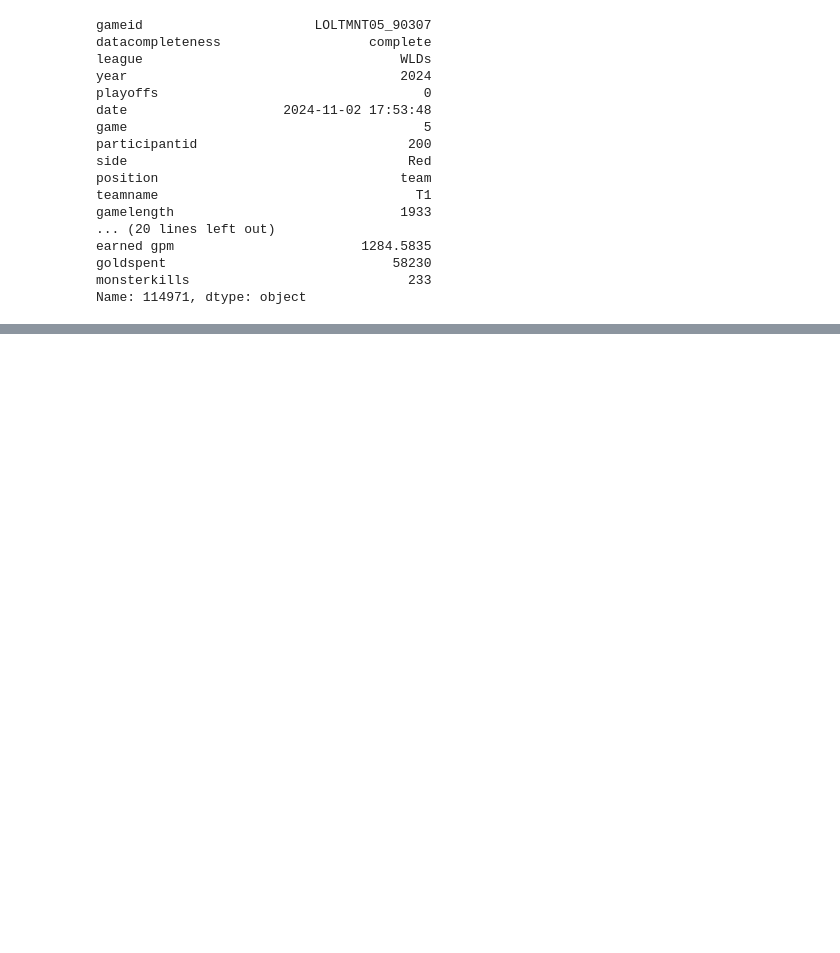
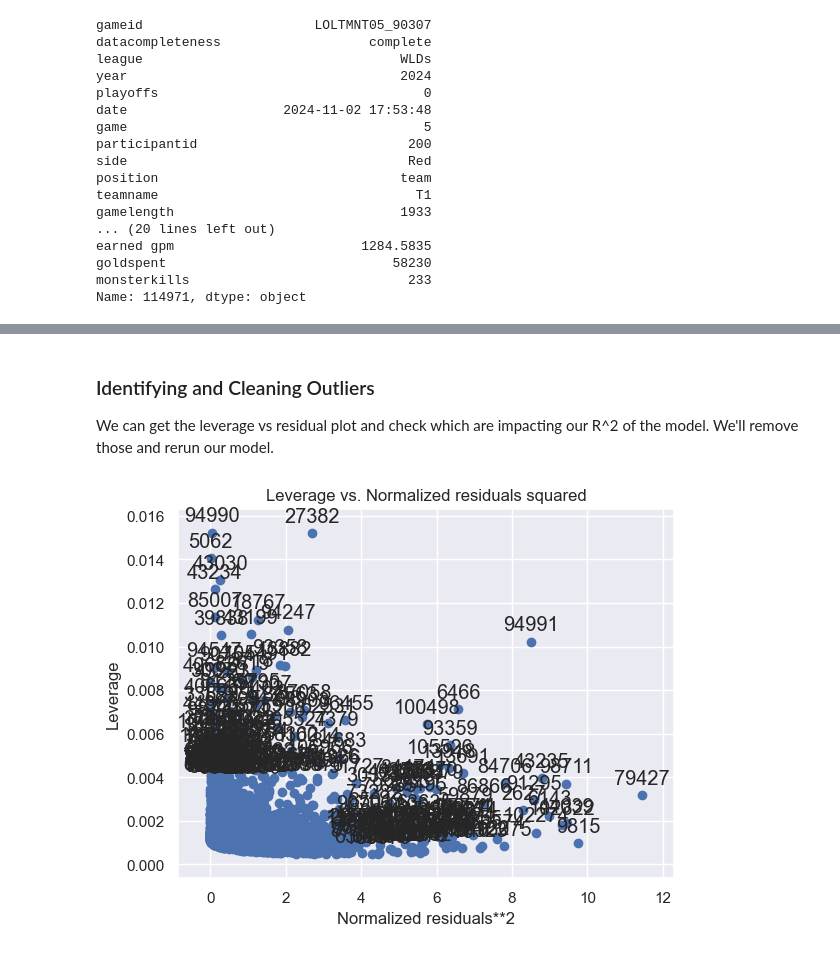
Before and after one commit to BasilPanda/CSCA-5622-FINAL, a Jupyter notebook: final_project.ipynb, the cells around one changed output, grey strips where cells are left out. Saved outputs shown, nothing was run; the diff lists cells and outputs as text; code cells hidden in the pictures; blank space fills up the shorter version.

Commit message:
modelling and removing outliers

```diff
--- a/final_project.ipynb
+++ b/final_project.ipynb
@@ -322,0 +374,5 @@ sns.heatmap(df_no_results.corr())
+# %%
+model = smf.ols(formula="result ~ Q('earned gpm') + Q('team kpm') + teamkills", data=df)
+
+regression_results = model.fit()
+print(regression_results.summary())
@@ -322,0 +400,8 @@ sns.heatmap(df_no_results.corr())
+# %% [markdown]
+### Identifying and Cleaning Outliers
+We can get the leverage vs residual plot and check which are impacting our R^2 of the model. We'll remove those and rerun our model.
+# %%
+sm.graphics.plot_leverage_resid2(regression_results)
+plt.show()
+# %% [output]
+[figure, added]
```
Also changed, not shown: parts of 8 cells of this notebook, 1 other file.
